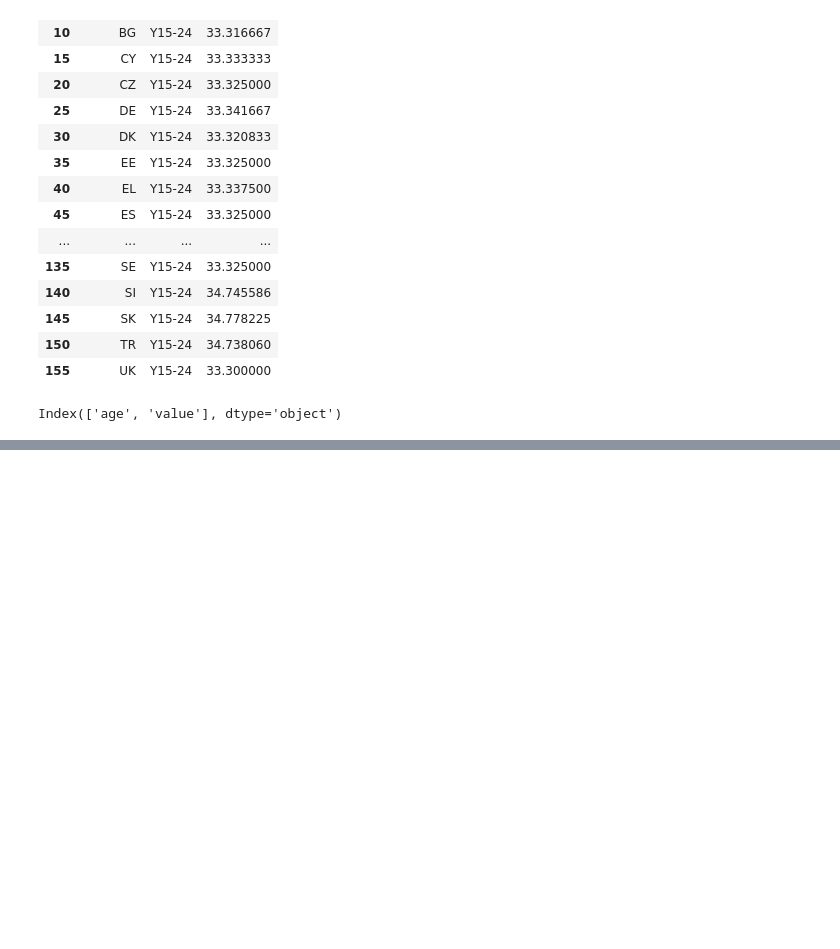
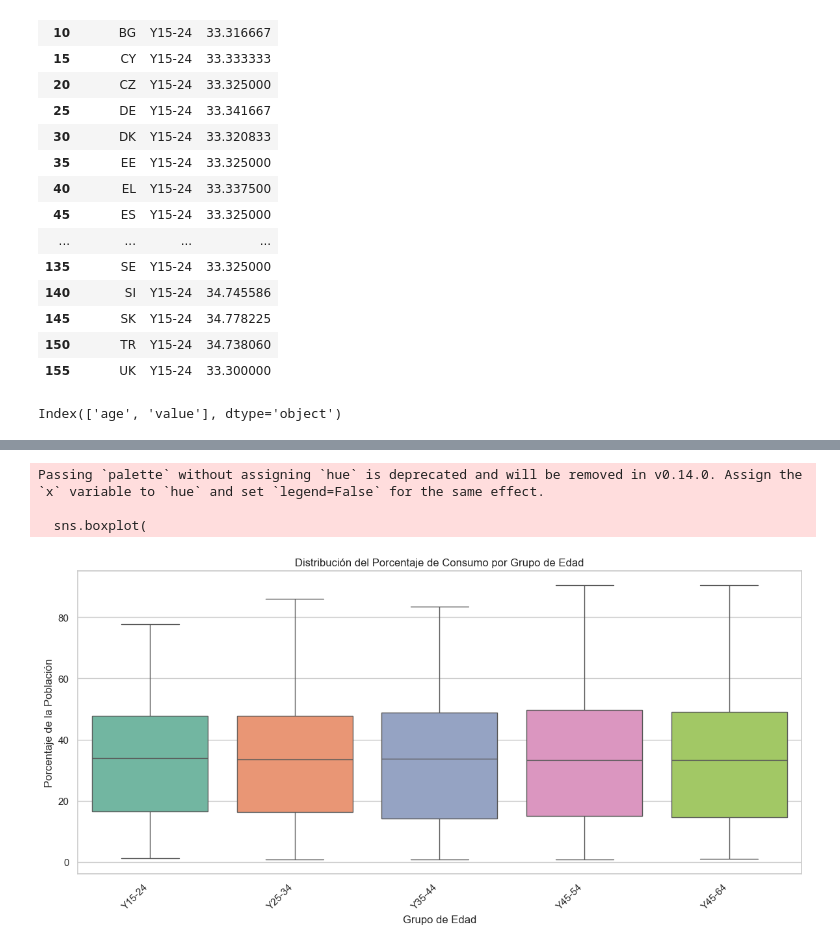
Before and after one commit to AntonioDavid333/Mental-Health-Data-Analysis, a Jupyter notebook: fruitsVegetablesConsumption.ipynb, the cells around one changed output, grey strips where cells are left out. Cells and saved outputs as stored; diff of their text form; code cells hidden in the pictures; blank space fills up the shorter version.

```diff
--- a/fruitsVegetablesConsumption.ipynb
+++ b/fruitsVegetablesConsumption.ipynb
@@ -390,0 +440,25 @@ Index(['age', 'value'], dtype='object')
+# %%
+# Asumo que tienes un DataFrame limpio cargado, por ejemplo, llamado df_limpio
+# Si no lo tienes, deberías cargarlo primero:
+# df_limpio = pd.read_csv('daily_consumption_fruit_vegetables_eu.csv')
+
+plt.figure(figsize=(12, 6))
+# Box plot para ver la distribución del consumo por cada grupo de edad
+sns.boxplot(
+    data=df_limpio,
+    x='age',
+    y='value',
+    palette='Set2',
+    order=sorted(df_limpio['age'].unique()) # Opcional: para ordenar los grupos de edad si son categóricos
+)
+plt.title('Distribución del Porcentaje de Consumo por Grupo de Edad')
+plt.xlabel('Grupo de Edad')
+plt.ylabel('Porcentaje de la Población')
+plt.xticks(rotation=45, ha='right')
+plt.tight_layout()
+plt.show()
+# %% [output]
+Passing `palette` without assigning `hue` is deprecated and will be removed in v0.14.0. Assign the `x` variable to `hue` and set `legend=False` for the same effect.
+
+  sns.boxplot(
+[figure, added]
```
Also changed, not shown: parts of 8 cells of this notebook, 1 other file.
